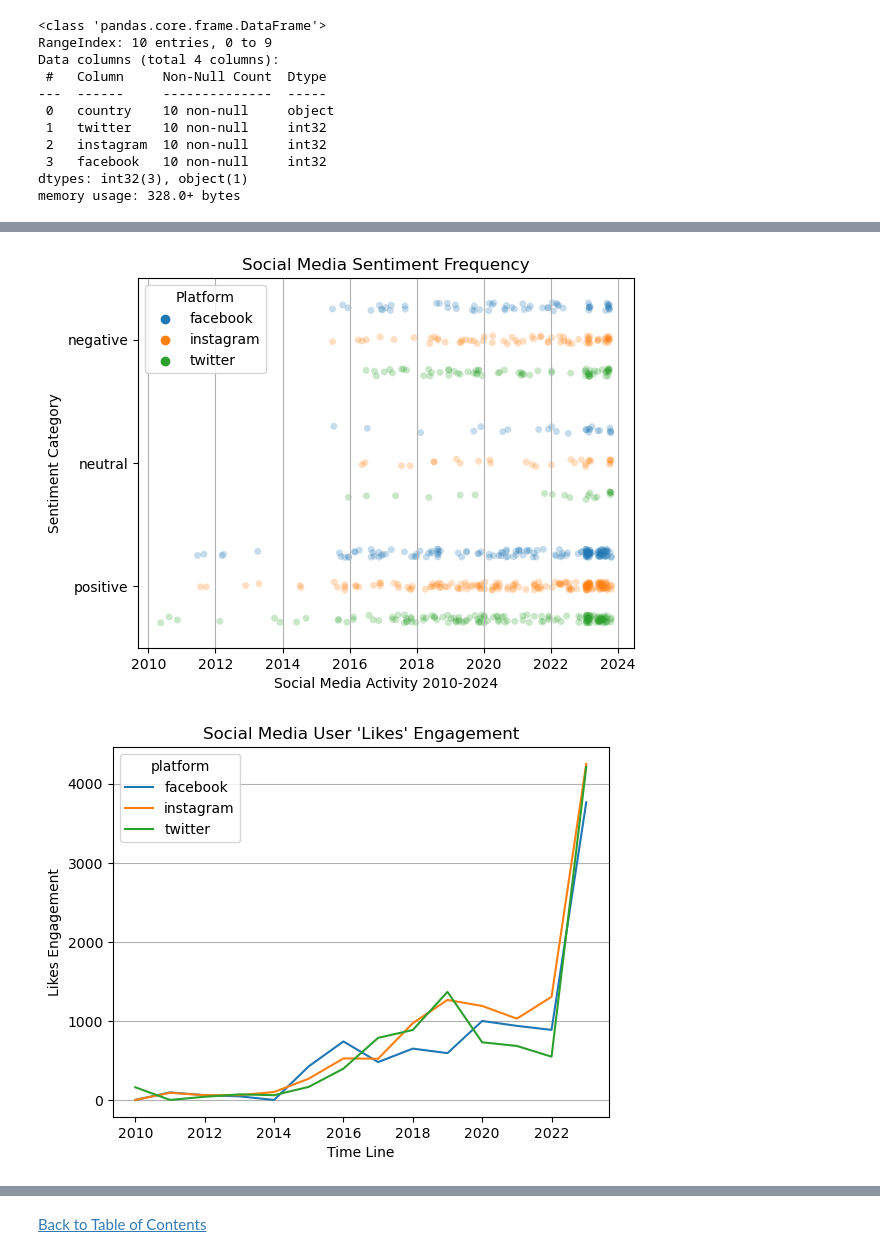
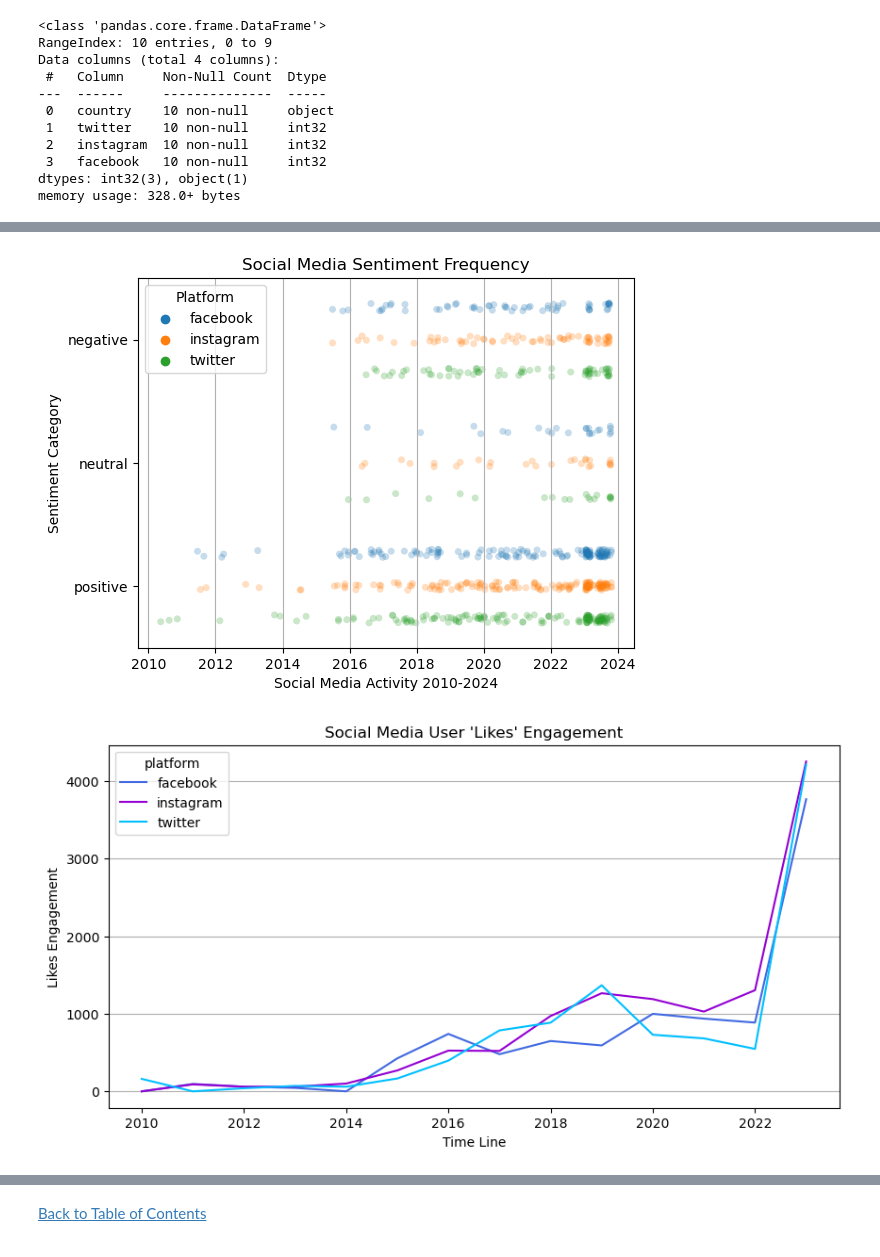
Before and after one commit to jasondo-da/Social_Media_Analysis, a Jupyter notebook: social_media_sentiments_analysis.ipynb, the cells around one changed output, grey strips where cells are left out. Cells and saved outputs as stored; diff of their text form; code cells hidden in the pictures.

Commit message:
Add files via upload
chart update

```diff
--- a/social_media_sentiments_analysis.ipynb
+++ b/social_media_sentiments_analysis.ipynb
@@ -794,5 +820,12 @@ top_10_countries.plot(x='country', kind='bar', stacked=True)
 # %%
-sns.stripplot(data=sm, x='timestamp', y='sentiment', hue='platform', dodge=True, alpha=.25, zorder=1)
+sns.stripplot(data=sm,
+              x='timestamp',
+              y='sentiment',
+              hue='platform',
+              dodge=True,
+              alpha=.25,
+              zorder=1)
+
 plt.title('Social Media Sentiment Frequency')
 plt.xlabel('Social Media Activity 2010-2024')
 plt.ylabel('Sentiment Category')
@@ -800,15 +833,17 @@ plt.legend(title='Platform')
 plt.grid(axis='x')
 plt.show()
 # %% [output]
-[figure, old version]
+[figure, new version]
 # %%
 sm.pivot_table(index='year',
                columns='platform',
                values='likes',
                aggfunc='sum').plot(title='Social Media User \'Likes\' Engagement',
                                       xlabel='Time Line',
-                                      ylabel='Likes Engagement')
+                                      ylabel='Likes Engagement',
+                                      color=['royalblue', 'darkviolet', 'deepskyblue'],
+                                      figsize=[10,5])
 plt.grid(axis='y')
 plt.show()
 # %% [output]
-[figure, old version]
+[figure, new version]
```
Also changed, not shown: parts of 10 cells of this notebook.
